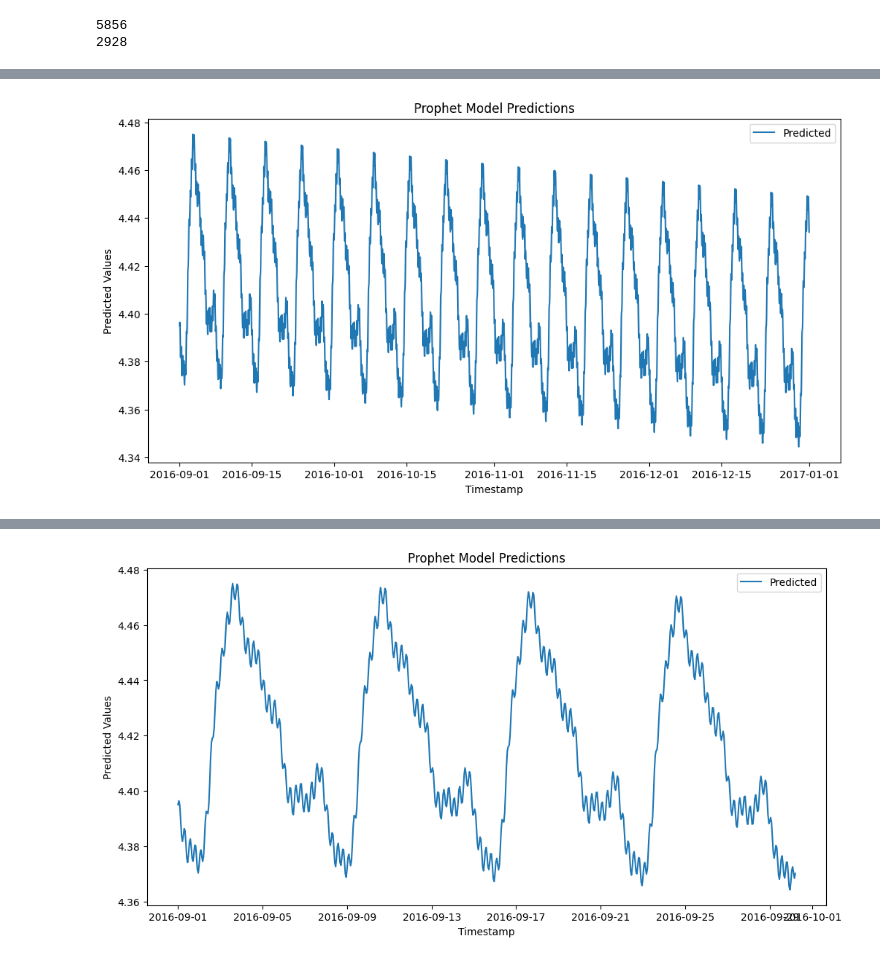
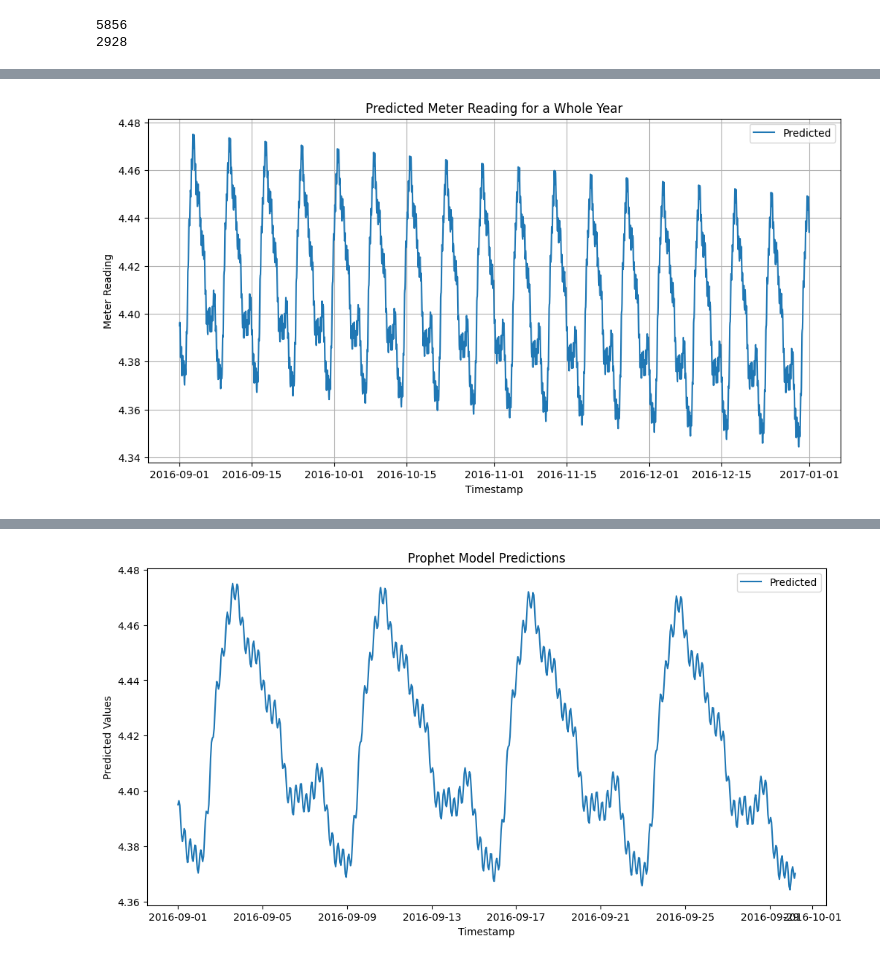
Before and after one commit to Shereen74/graduation_project, a Jupyter notebook: Predictions_ProphetModel.ipynb, the cells around one changed output, grey strips where cells are left out. Drawn from its saved outputs; the diff is of its cells as text; code cells hidden in the pictures.

```diff
--- a/Predictions_ProphetModel.ipynb
+++ b/Predictions_ProphetModel.ipynb
@@ -211,6 +218,6 @@ print(num_unique_timestamps2)
 # %%
 %%time
-model = Prophet()
-model.fit(train_data)
+model1 = Prophet()
+model1.fit(train_data)
 # %% [output]
 INFO:prophet:Disabling yearly seasonality. Run prophet with yearly_seasonality=True to override this.
@@ -228,6 +235,6 @@ Wall time: 2.97 s
 <prophet.forecaster.Prophet at 0x...>
 # %%
-forecast_energy = model.predict(test_data)
+forecast_energy = model1.predict(test_data)
 forecast_energy[['ds', 'yhat_lower', 'yhat', 'yhat_upper']]
 # %% [output]
 |  | ds | yhat_lower | yhat | yhat_upper |
@@ -277,0 +255,3 @@ test_results_df
+# %%
+actual_values1 = test_id0['meter_reading_log1p']
+predicted_values1 = forecast_energy['yhat']
@@ -277,0 +285,7 @@ test_results_df
+# %%
+test_results_1 = pd.DataFrame()
+test_results_1 = pd.concat([test_results_1, test_id0[['timestamp', 'building_id', 'site_id', 'meter']]], axis=1)
+test_results_1['actual_values'] = actual_values1
+test_results_1['predicted_values'] = predicted_values1
+
+test_results_1
@@ -278,10 +306,12 @@ test_results_df
 # %%
+# Create the plot
 plt.figure(figsize=(12, 6))
-plt.plot(forecast_energy['ds'], forecast_energy['yhat'], label='Predicted')
+plt.plot(test_results_1['timestamp'], predicted_values1, label='Predicted')
 plt.xlabel('Timestamp')
-plt.ylabel('Predicted Values')
-plt.title('Prophet Model Predictions')
+plt.ylabel('Meter Reading')
+plt.title('Predicted Meter Reading for a Whole Year')
 plt.legend()
+plt.grid(True)
 plt.show()
 # %% [output]
-[figure, old version]
+[figure, new version]
```
Also changed, not shown: parts of 58 cells of this notebook.
